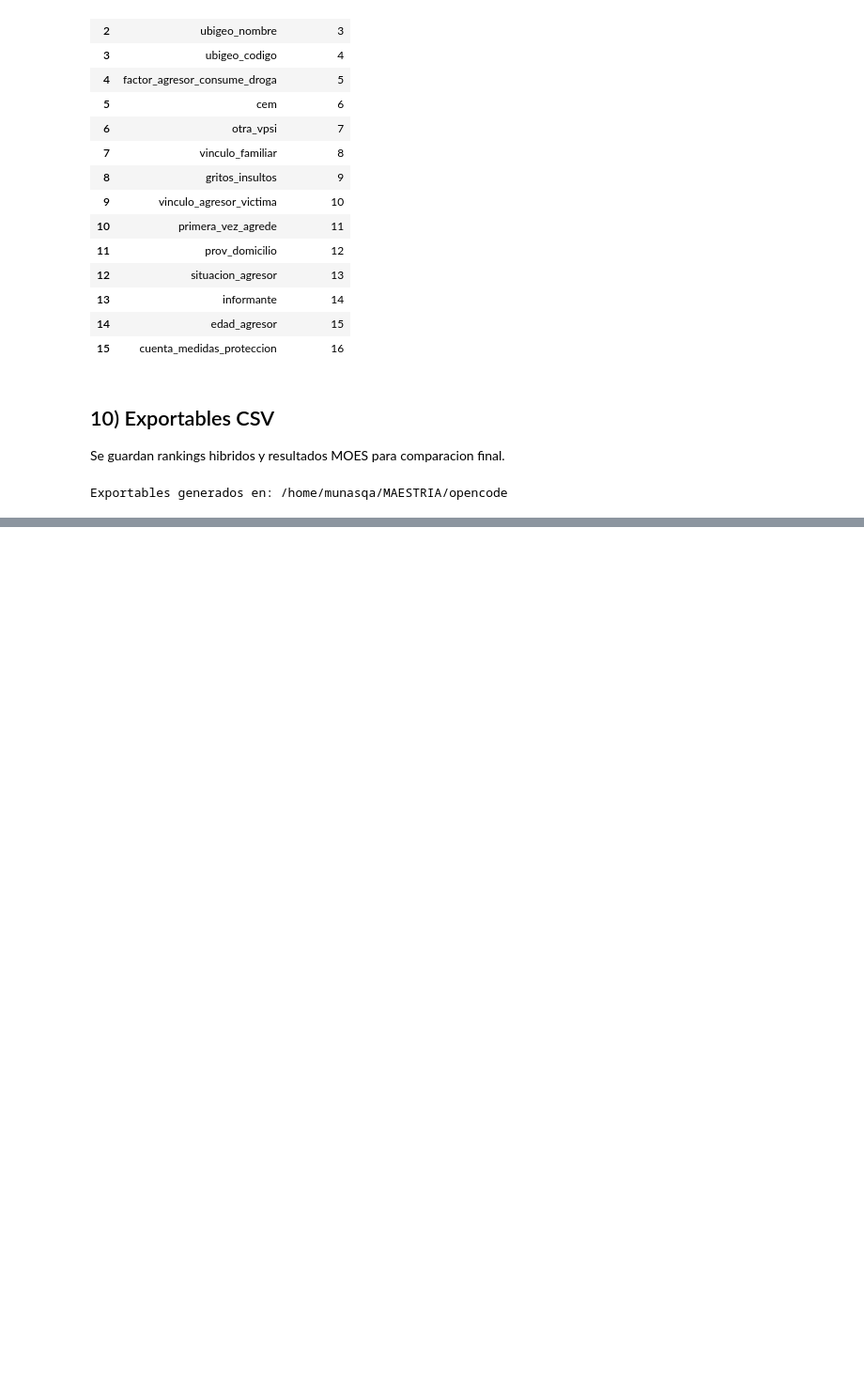
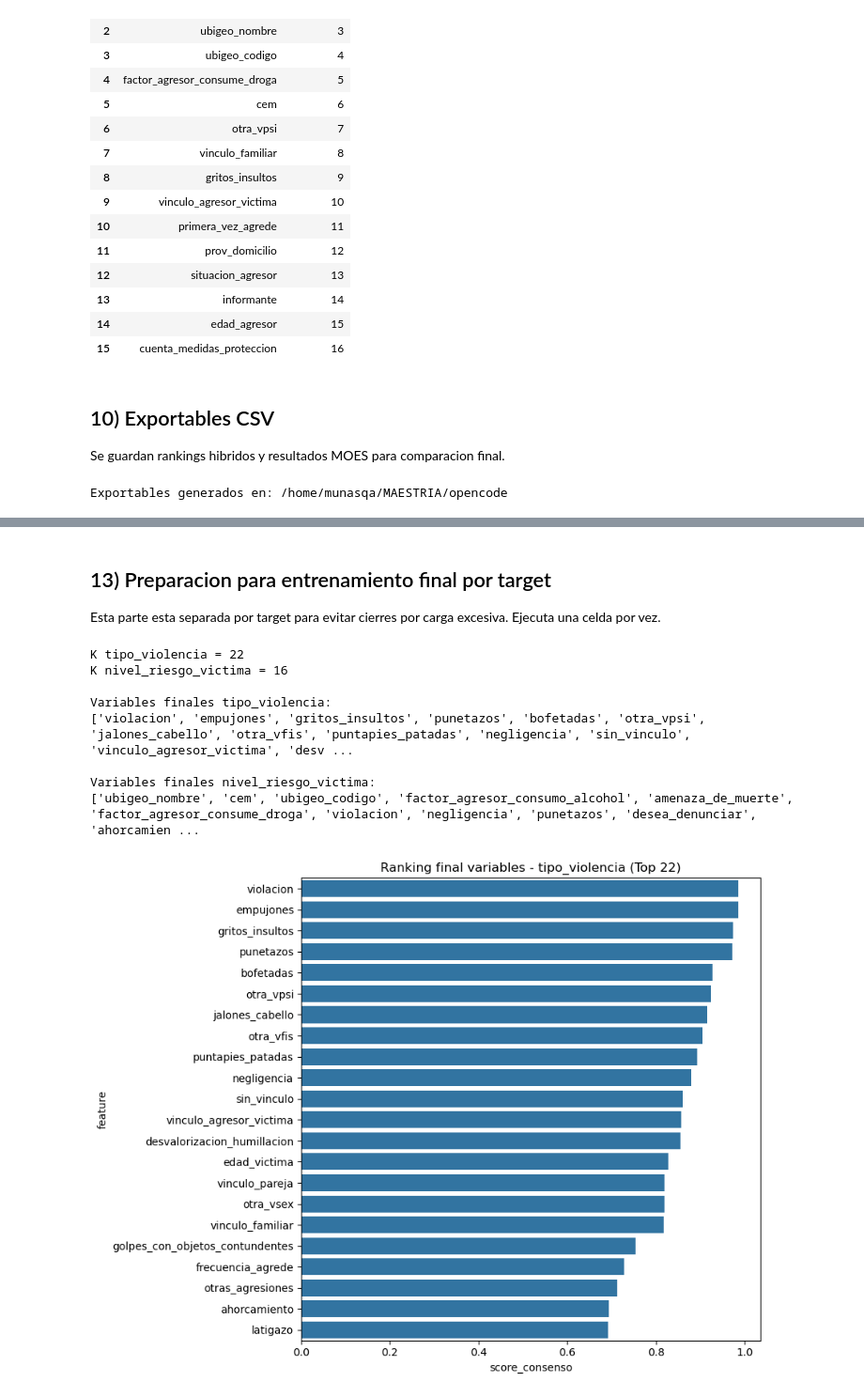
Before and after one commit to umalluq/violencia-eda, a Jupyter notebook: seleccion_caracteristicas_multimetodo_FULL.ipynb, the cells around one changed output, grey strips where cells are left out. Shown at 94% size. Saved outputs shown, nothing was run; the diff lists cells and outputs as text; code cells hidden in the pictures; blank space fills up the shorter version.

```diff
--- a/seleccion_caracteristicas_multimetodo_FULL.ipynb
+++ b/seleccion_caracteristicas_multimetodo_FULL.ipynb
@@ -642,0 +756,74 @@ Exportables generados en: /home/munasqa/MAESTRIA/opencode
+# %% [markdown]
+## 13) Preparacion para entrenamiento final por target
+Esta parte esta separada por target para evitar cierres por carga excesiva. Ejecuta una celda por vez.
+# %%
+import pandas as pd
+import numpy as np
+import matplotlib.pyplot as plt
+import seaborn as sns
+from sklearn.metrics import confusion_matrix, ConfusionMatrixDisplay, roc_curve, auc
+from sklearn.preprocessing import label_binarize
+
+OUT = "/home/munasqa/MAESTRIA/opencode"
+PARQUET_PATH = f"{OUT}/base_modelado.parquet"
+
+df = pd.read_parquet(PARQUET_PATH)
+if "nivel_de_riesgo_victima" in df.columns and "nivel_riesgo_victima" not in df.columns:
+    df = df.rename(columns={"nivel_de_riesgo_victima": "nivel_riesgo_victima"})
+
+leakage_obvio = [
+    "tipo_violencia", "nivel_riesgo_victima",
+    "tipo_violencia_lbl", "nivel_riesgo_victima_lbl",
+    "tipo_violencia_orig", "nivel_riesgo_victima_orig",
+]
+features = [c for c in df.columns if c not in leakage_obvio]
+X_raw = df[features].copy()
+
+for c in X_raw.columns:
+    if str(X_raw[c].dtype) in ["object", "category"]:
+        X_raw[c] = X_raw[c].astype(str).fillna("desconocido")
+    else:
+        X_raw[c] = pd.to_numeric(X_raw[c], errors="coerce")
+        med = X_raw[c].median()
+        X_raw[c] = X_raw[c].fillna(med if pd.notna(med) else 0)
+        X_raw[c] = pd.to_numeric(X_raw[c], downcast="float")
+
+top_tipo = pd.read_csv(f"{OUT}/top30_consenso_tipo_violencia.csv")
+top_riesgo = pd.read_csv(f"{OUT}/top30_consenso_nivel_riesgo_victima.csv")
+
+K_TIPO = 22
+K_RIESGO = 16
+
+final_features = {
+    "tipo_violencia": top_tipo.head(K_TIPO)["feature"].tolist(),
+    "nivel_riesgo_victima": top_riesgo.head(K_RIESGO)["feature"].tolist(),
+}
+
+print(f"K tipo_violencia = {K_TIPO}")
+print(f"K nivel_riesgo_victima = {K_RIESGO}")
+print("\nVariables finales tipo_violencia:")
+print(final_features["tipo_violencia"])
+print("\nVariables finales nivel_riesgo_victima:")
+print(final_features["nivel_riesgo_victima"])
+
+plt.figure(figsize=(9, 7))
+sns.barplot(data=top_tipo.head(K_TIPO), x="score_consenso", y="feature")
+plt.title(f"Ranking final variables - tipo_violencia (Top {K_TIPO})")
+plt.tight_layout()
+plt.show()
+
+plt.figure(figsize=(9, 7))
+sns.barplot(data=top_riesgo.head(K_RIESGO), x="score_consenso", y="feature")
+plt.title(f"Ranking final variables - nivel_riesgo_victima (Top {K_RIESGO})")
+plt.tight_layout()
+plt.show()
+# %% [output]
+K tipo_violencia = 22
+K nivel_riesgo_victima = 16
+
+Variables finales tipo_violencia:
+['violacion', 'empujones', 'gritos_insultos', 'punetazos', 'bofetadas', 'otra_vpsi', 'jalones_cabello', 'otra_vfis', 'puntapies_patadas', 'negligencia', 'sin_vinculo', 'vinculo_agresor_victima', 'desv ...
+
+Variables finales nivel_riesgo_victima:
+['ubigeo_nombre', 'cem', 'ubigeo_codigo', 'factor_agresor_consumo_alcohol', 'amenaza_de_muerte', 'factor_agresor_consume_droga', 'violacion', 'negligencia', 'punetazos', 'desea_denunciar', 'ahorcamien ...
+[figure, added]
```
Also changed, not shown: parts of 11 cells of this notebook, 9 other files.
